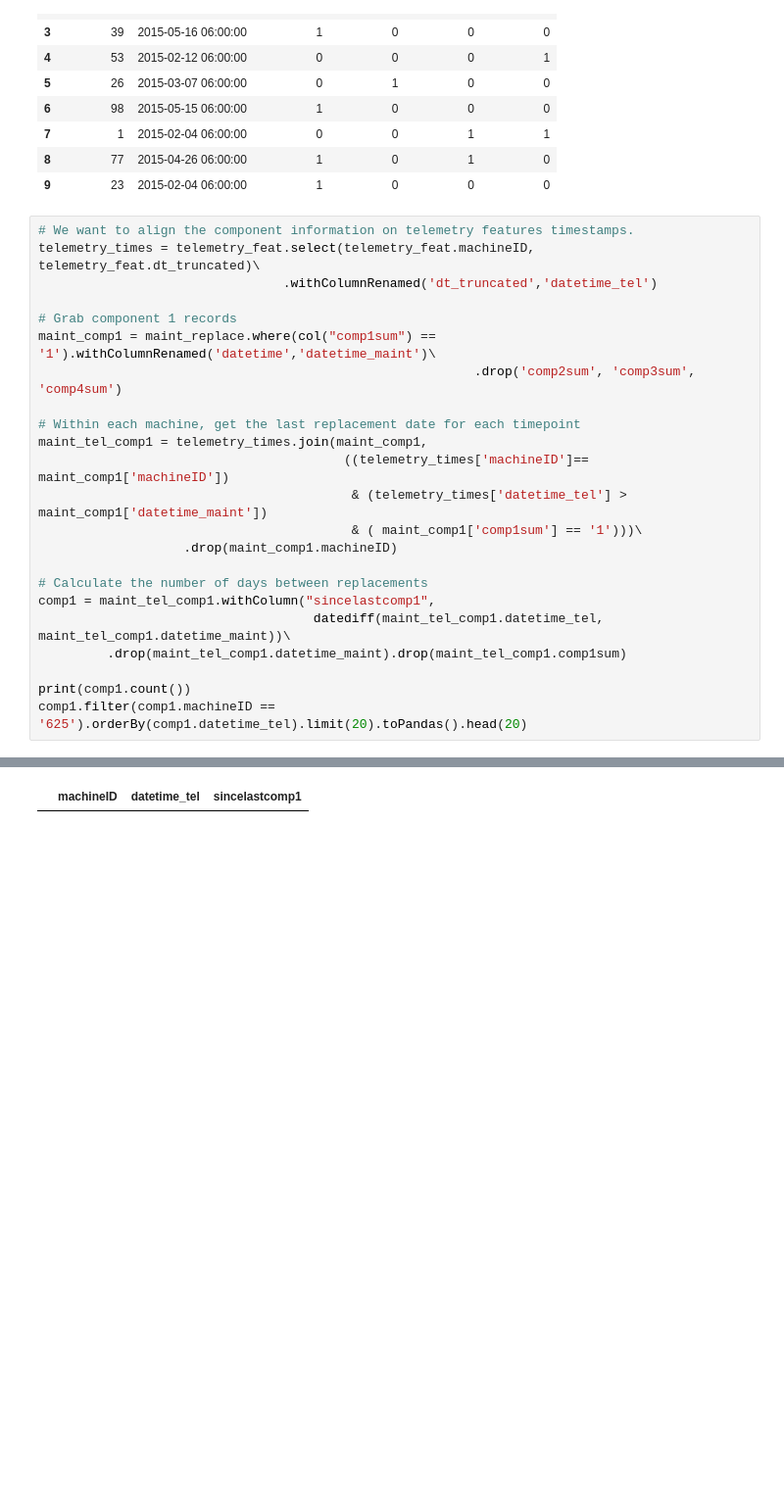
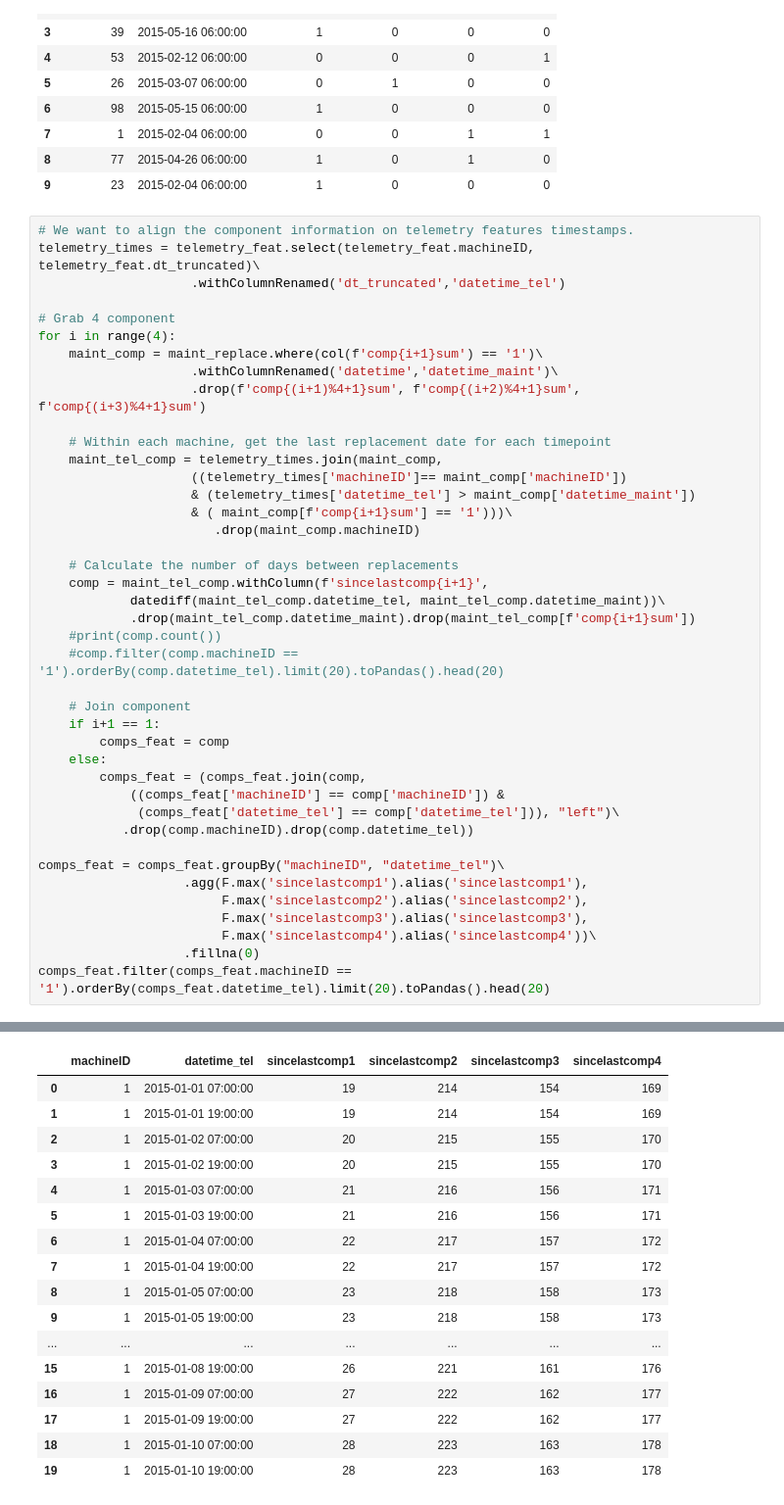
Before and after one commit to VisusAdAstra/Soen471, a Jupyter notebook: code/prototype.ipynb, the cells around one changed output, grey strips where cells are left out. Shown at 98% size. Saved outputs shown, nothing was run; the diff lists cells and outputs as text; blank space fills up the shorter version.

Commit message:
finish construct time window

```diff
--- a/code/prototype.ipynb
+++ b/code/prototype.ipynb
@@ -374,24 +374,42 @@ maint_replace.limit(10).toPandas().head(10)
 # %%
 # We want to align the component information on telemetry features timestamps.
 telemetry_times = telemetry_feat.select(telemetry_feat.machineID, telemetry_feat.dt_truncated)\
-                                .withColumnRenamed('dt_truncated','datetime_tel')
+                    .withColumnRenamed('dt_truncated','datetime_tel')
 
-# Grab component 1 records
-maint_comp1 = maint_replace.where(col("comp1sum") == '1').withColumnRenamed('datetime','datetime_maint')\
-                                                         .drop('comp2sum', 'comp3sum', 'comp4sum')
+# Grab 4 component
+for i in range(4):
+    maint_comp = maint_replace.where(col(f'comp{i+1}sum') == '1')\
+                    .withColumnRenamed('datetime','datetime_maint')\
+                    .drop(f'comp{(i+1)%4+1}sum', f'comp{(i+2)%4+1}sum', f'comp{(i+3)%4+1}sum')
 
-# Within each machine, get the last replacement date for each timepoint
-maint_tel_comp1 = telemetry_times.join(maint_comp1,
-                                        ((telemetry_times['machineID']== maint_comp1['machineID'])
-                                         & (telemetry_times['datetime_tel'] > maint_comp1['datetime_maint'])
-                                         & ( maint_comp1['comp1sum'] == '1')))\
-                   .drop(maint_comp1.machineID)
+    # Within each machine, get the last replacement date for each timepoint
+    maint_tel_comp = telemetry_times.join(maint_comp,
+                    ((telemetry_times['machineID']== maint_comp['machineID'])
+                    & (telemetry_times['datetime_tel'] > maint_comp['datetime_maint'])
+                    & ( maint_comp[f'comp{i+1}sum'] == '1')))\
+                       .drop(maint_comp.machineID)
 
-# Calculate the number of days between replacements
-comp1 = maint_tel_comp1.withColumn("sincelastcomp1",
-                                    datediff(maint_tel_comp1.datetime_tel, maint_tel_comp1.datetime_maint))\
-         .drop(maint_tel_comp1.datetime_maint).drop(maint_tel_comp1.comp1sum)
+    # Calculate the number of days between replacements
+    comp = maint_tel_comp.withColumn(f'sincelastcomp{i+1}',
+            datediff(maint_tel_comp.datetime_tel, maint_tel_comp.datetime_maint))\
+            .drop(maint_tel_comp.datetime_maint).drop(maint_tel_comp[f'comp{i+1}sum'])
+    #print(comp.count())
+    #comp.filter(comp.machineID == '1').orderBy(comp.datetime_tel).limit(20).toPandas().head(20)
 
-print(comp1.count())
-comp1.filter(comp1.machineID == '625').orderBy(comp1.datetime_tel).limit(20).toPandas().head(20)
+    # Join component
+    if i+1 == 1:
+        comps_feat = comp
+    else:
+        comps_feat = (comps_feat.join(comp,
+            ((comps_feat['machineID'] == comp['machineID']) &
+             (comps_feat['datetime_tel'] == comp['datetime_tel'])), "left")\
+           .drop(comp.machineID).drop(comp.datetime_tel))
+
+comps_feat = comps_feat.groupBy("machineID", "datetime_tel")\
+                   .agg(F.max('sincelastcomp1').alias('sincelastcomp1'),
+                        F.max('sincelastcomp2').alias('sincelastcomp2'),
+                        F.max('sincelastcomp3').alias('sincelastcomp3'),
+                        F.max('sincelastcomp4').alias('sincelastcomp4'))\
+                   .fillna(0)
+comps_feat.filter(comps_feat.machineID == '1').orderBy(comps_feat.datetime_tel).limit(20).toPandas().head(20)
 # %% [output]
@@ -399 +416,17 @@ comp1.filter(comp1.machineID == '625').orderBy(comp1.datetime_tel).limit(20).toP
-|  | machineID | datetime_tel | sincelastcomp1 |
+|  | machineID | datetime_tel | sincelastcomp1 | sincelastcomp2 | sincelastcomp3 | sincelastcomp4 |
+| 0 | 1 | 2015-01-01 07:00:00 | 19 | 214 | 154 | 169 |
+| 1 | 1 | 2015-01-01 19:00:00 | 19 | 214 | 154 | 169 |
+| 2 | 1 | 2015-01-02 07:00:00 | 20 | 215 | 155 | 170 |
+| 3 | 1 | 2015-01-02 19:00:00 | 20 | 215 | 155 | 170 |
+| 4 | 1 | 2015-01-03 07:00:00 | 21 | 216 | 156 | 171 |
+| 5 | 1 | 2015-01-03 19:00:00 | 21 | 216 | 156 | 171 |
+| 6 | 1 | 2015-01-04 07:00:00 | 22 | 217 | 157 | 172 |
+| 7 | 1 | 2015-01-04 19:00:00 | 22 | 217 | 157 | 172 |
+| 8 | 1 | 2015-01-05 07:00:00 | 23 | 218 | 158 | 173 |
+| 9 | 1 | 2015-01-05 19:00:00 | 23 | 218 | 158 | 173 |
+| ... | ... | ... | ... | ... | ... | ... |
+| 15 | 1 | 2015-01-08 19:00:00 | 26 | 221 | 161 | 176 |
+| 16 | 1 | 2015-01-09 07:00:00 | 27 | 222 | 162 | 177 |
+| 17 | 1 | 2015-01-09 19:00:00 | 27 | 222 | 162 | 177 |
+| 18 | 1 | 2015-01-10 07:00:00 | 28 | 223 | 163 | 178 |
+| 19 | 1 | 2015-01-10 19:00:00 | 28 | 223 | 163 | 178 |
```
Also changed, not shown: parts of 5 cells of this notebook.
